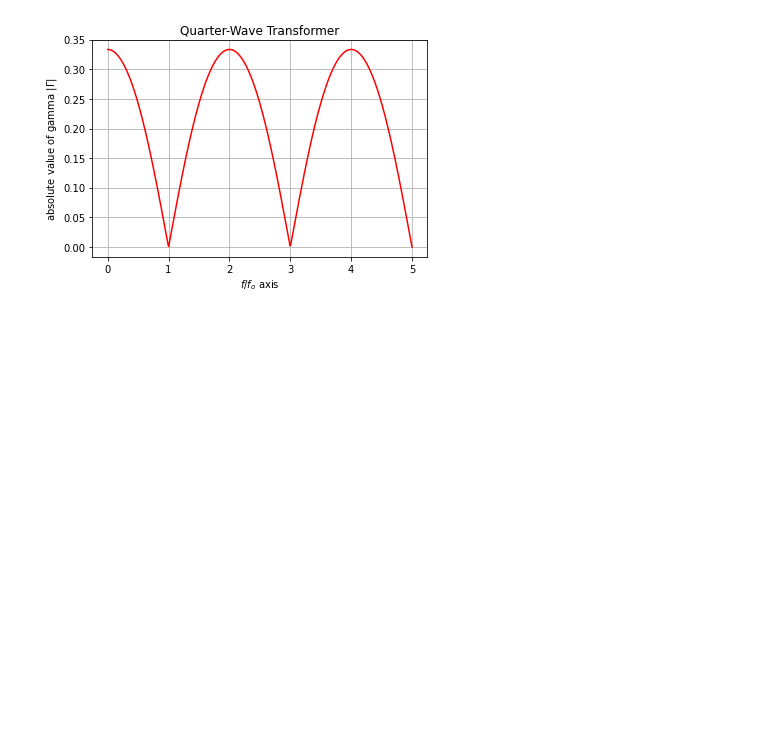
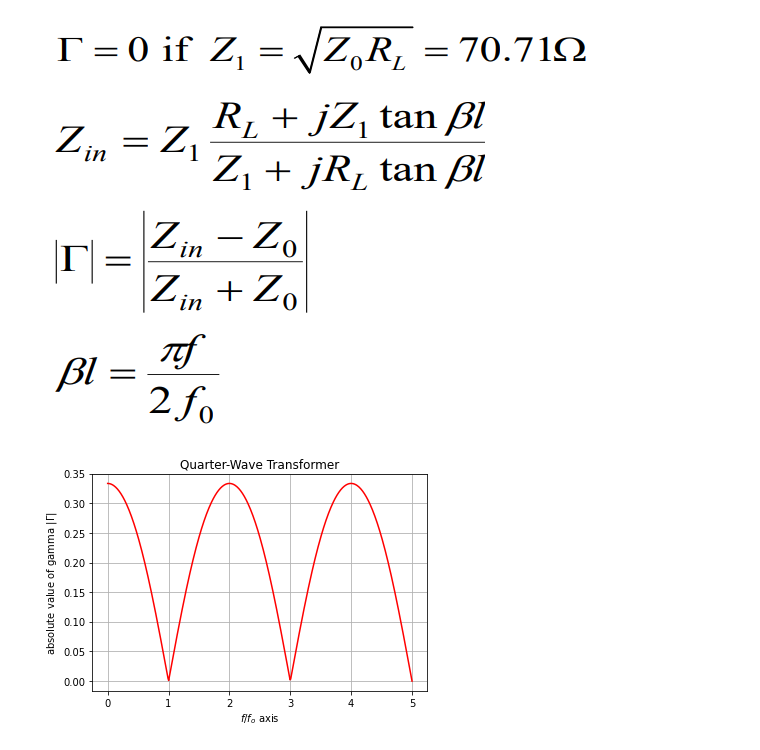
Before and after one commit to ozyalhan/Microwave_Notebooks, a Jupyter notebook: Quarter_Wave_Transformer_Plotting.ipynb, the cells around one changed output. Cells and saved outputs as stored; diff of their text form; code cells hidden in the pictures; blank space fills up the shorter version.

```diff
--- a/Quarter_Wave_Transformer_Plotting.ipynb
+++ b/Quarter_Wave_Transformer_Plotting.ipynb
@@ -10,3 +11,7 @@
+# %%
+Image(filename="files/formula.png")
+# %% [output]
+[figure, added]
 # %%
 import matplotlib.pyplot as plt
 import numpy as np
```
Also changed, not shown: parts of 2 cells of this notebook.
